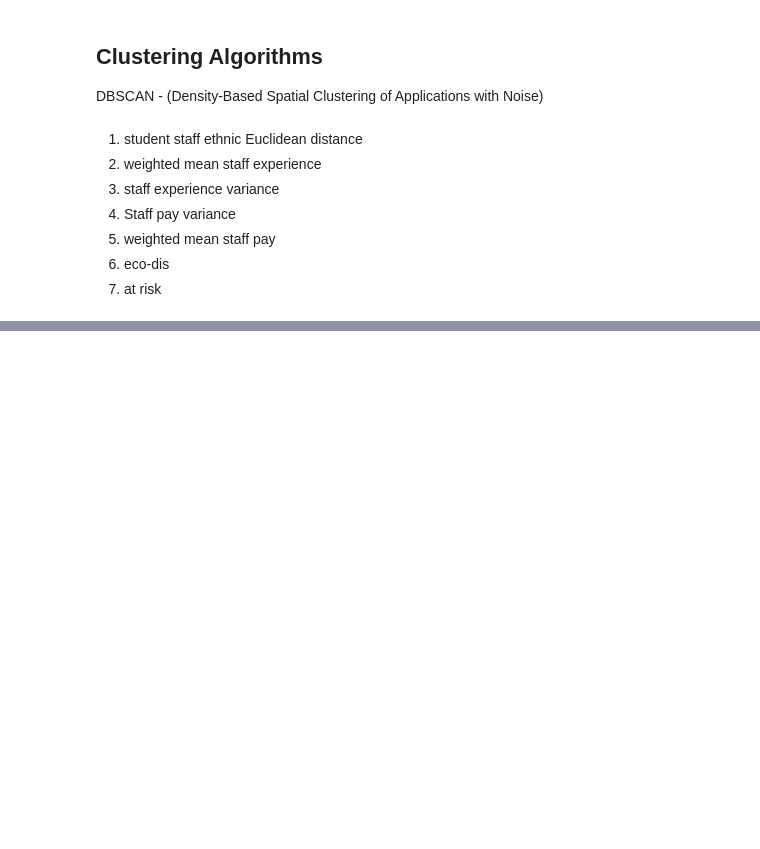
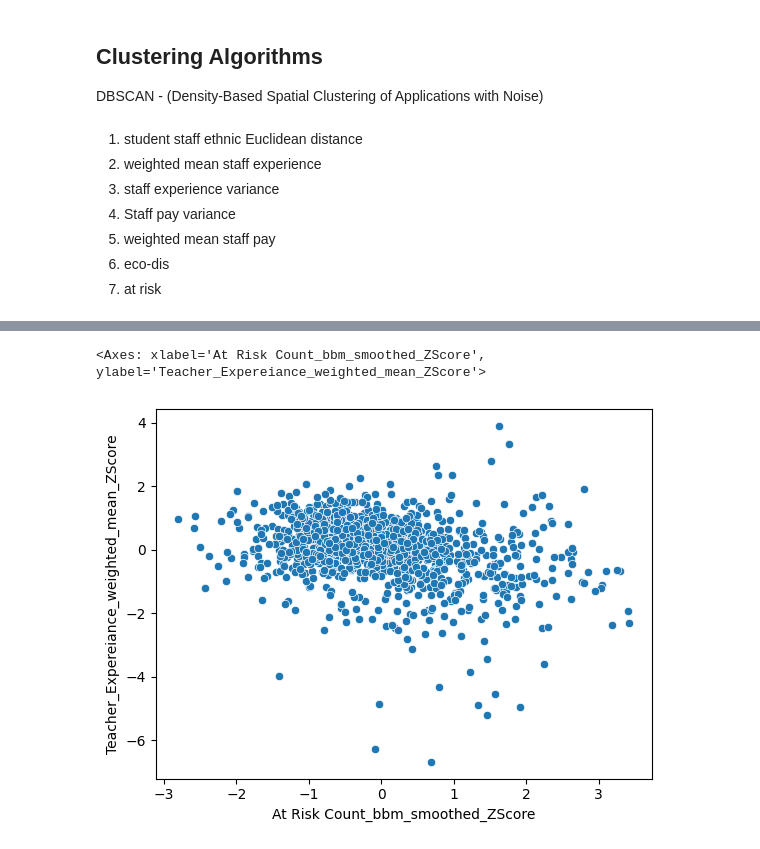
Before and after one commit to CristianS-D/Texas-Education-Data-Analysis, a Jupyter notebook: Clustering.ipynb, the cells around one changed output, grey strips where cells are left out. Cells and saved outputs as stored; diff of their text form; code cells hidden in the pictures; blank space fills up the shorter version.

Commit message:
investigating clustering methods

```diff
--- a/Clustering.ipynb
+++ b/Clustering.ipynb
@@ -361,3 +397,20 @@ Index(['YearDistrict ID', 'DISTRICT', 'Year', 'All Students Count',
 This next section is exploring data shapes. It’s a way for me to more intuitively understand what I'm working with and see potential relationships hidden within the data. It's also for confirming some of my beliefs, or making me readjust what I’m going to move forward with regarding certain data points.
 # %%
 student_24 = student_df_1[student_df_1['Year']=='2024']
+# %%
+staff_experiecne_dict = {
+       'Teacher Beginning Full Time Equiv Count_bbm_smoothed':1,
+       'Teacher 1-5 Years Full Time Equiv Count_bbm_smoothed':2.5,
+       'Teacher 6-10 Years Full Time Equiv Count_bbm_smoothed': 8.5,
+       'Teacher 11-20 Years Full Time Equiv Count_bbm_smoothed': 15,
+       'Teacher 21-30 Years Full Time Equiv Count_bbm_smoothed': 25,
+       'Teacher > 30 Years Full Time Equiv Count_bbm_smoothed': 30
+}
+
+staff_experiecne_col_list = [
+       'Teacher Beginning Full Time Equiv Count_bbm_smoothed',
+       'Teacher 1-5 Years Full Time Equiv Count_bbm_smoothed',
+       'Teacher 6-10 Years Full Time Equiv Count_bbm_smoothed',
+       'Teacher 11-20 Years Full Time Equiv Count_bbm_smoothed',
+       'Teacher 21-30 Years Full Time Equiv Count_bbm_smoothed',
+       'Teacher > 30 Years Full Time Equiv Count_bbm_smoothed']
@@ -551,3 +624,8 @@ DBSCAN - (Density-Based Spatial Clustering of Applications with Noise)
 5) weighted mean staff pay
 6) eco-dis
 7) at risk
+# %%
+staff_df_1 = weighted_mean_variance(staff_df_1, staff_experiecne_dict,staff_experiecne_col_list, "Teacher_Expereiance" )
+# %%
+staff_df_1 = zscore(staff_df_1, ['Teacher_Expereiance_weighted_mean', 'Teacher_Expereiance_weighted_variance'])
+staff_df_1
@@ -554,4 +646,4 @@ DBSCAN - (Density-Based Spatial Clustering of Applications with Noise)
 # %%
 clustering_df = pd.merge(student_df_1, staff_df_1, on="YearDistrict ID")
 clustering_df = clustering_df[clustering_df['Year_x']=='2024']
-clustering_df = clustering_df[['YearDistrict ID', 'DISTRICT_x', 'Year_x','student_ethnicity_euclidean_distance_ZScore','At Risk Count_bbm_smoothed_ZScore','Econ Disadv Count_bbm_smoothed_ZScore']].reset_index(drop=True)
+clustering_df = clustering_df[['YearDistrict ID', 'DISTRICT_x', 'Year_x','student_ethnicity_euclidean_distance_ZScore','At Risk Count_bbm_smoothed_ZScore','Econ Disadv Count_bbm_smoothed_ZScore', 'Teacher_Expereiance_weighted_mean_ZScore', 'Teacher_Expereiance_weighted_variance_ZScore']].reset_index(drop=True)
@@ -573,0 +672,13 @@ clustering_df
+# %%
+sns.scatterplot(
+    data=clustering_df,
+    #x='student_ethnicity_hhi',
+    x='At Risk Count_bbm_smoothed_ZScore',
+    y='Teacher_Expereiance_weighted_mean_ZScore',
+
+    #y='student_ethnicity_euclidean_distance',
+    #hue=pd.qcut(student_24['All Students Count'], q=6)
+)
+# %% [output]
+<Axes: xlabel='At Risk Count_bbm_smoothed_ZScore', ylabel='Teacher_Expereiance_weighted_mean_ZScore'>
+[figure, added]
```
Also changed, not shown: parts of 17 cells of this notebook.
